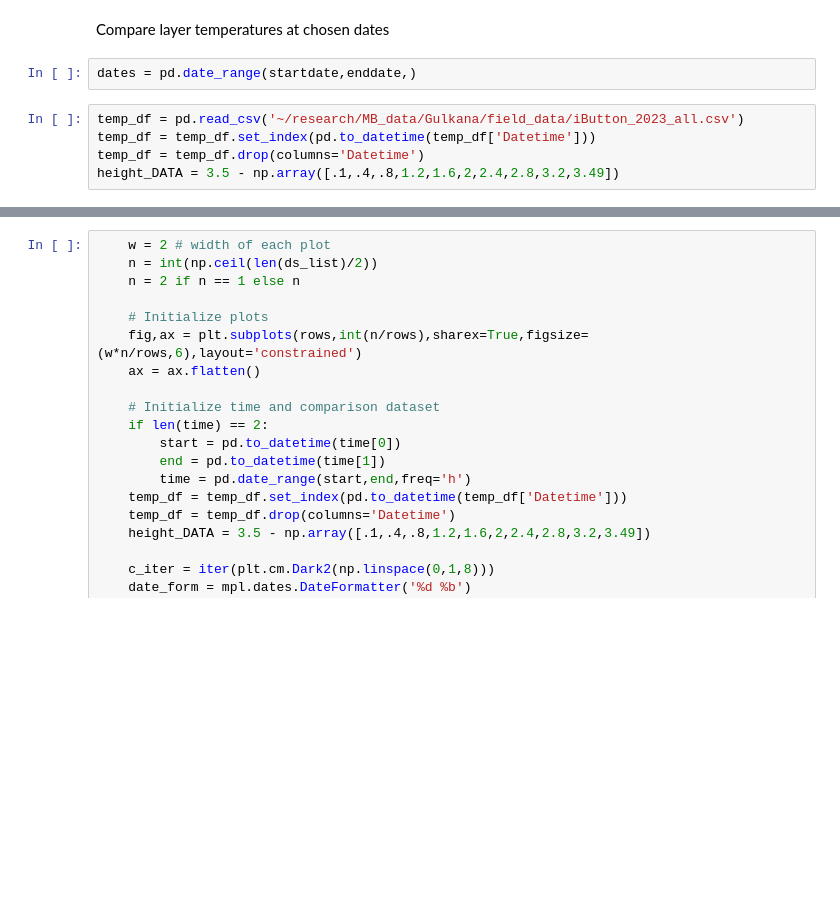
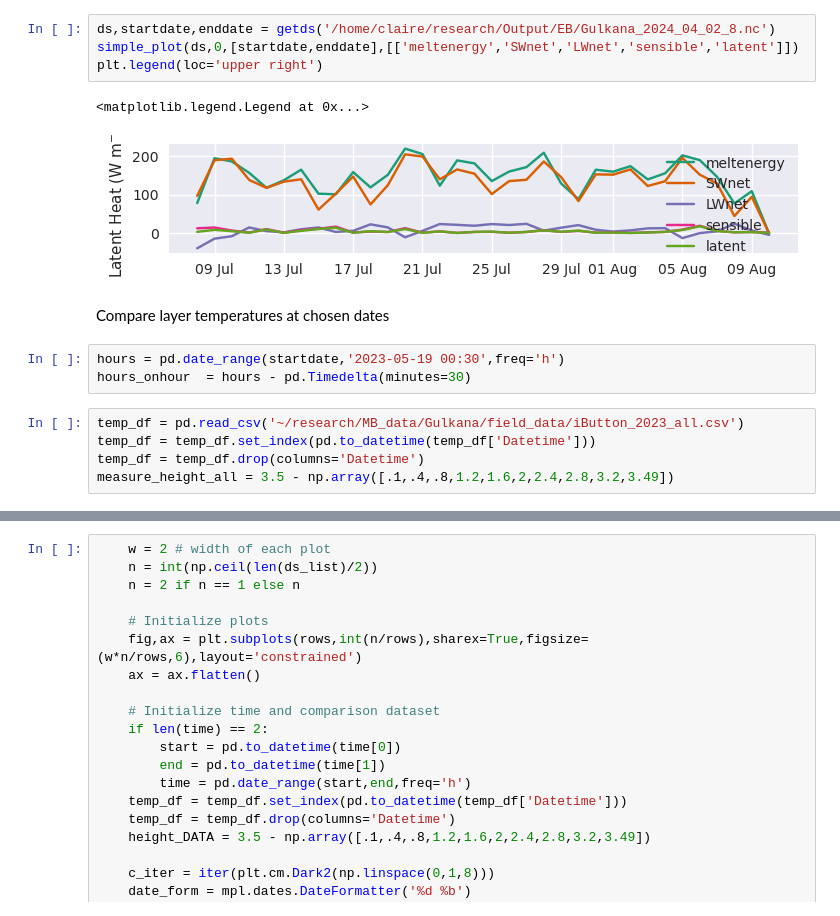
Before and after one commit to drounce/PyGEM, a Jupyter notebook: pygem_eb/processing/calibration_plot.ipynb, the cells around one changed output, grey strips where cells are left out. Cells and saved outputs as stored; diff of their text form; blank space fills up the shorter version.

```diff
--- a/pygem_eb/processing/calibration_plot.ipynb
+++ b/pygem_eb/processing/calibration_plot.ipynb
@@ -16,9 +88,17 @@ for i in range(0,16):
+# %%
+ds,startdate,enddate = getds('/home/claire/research/Output/EB/Gulkana_2024_04_02_8.nc')
+simple_plot(ds,0,[startdate,enddate],[['meltenergy','SWnet','LWnet','sensible','latent']])
+plt.legend(loc='upper right')
+# %% [output]
+<matplotlib.legend.Legend at 0x...>
+[figure, added]
 # %% [markdown]
 Compare layer temperatures at chosen dates
-# %%
-dates = pd.date_range(startdate,enddate,)
+# %%
+hours = pd.date_range(startdate,'2023-05-19 00:30',freq='h')
+hours_onhour  = hours - pd.Timedelta(minutes=30)
 # %%
 temp_df = pd.read_csv('~/research/MB_data/Gulkana/field_data/iButton_2023_all.csv')
 temp_df = temp_df.set_index(pd.to_datetime(temp_df['Datetime']))
 temp_df = temp_df.drop(columns='Datetime')
-height_DATA = 3.5 - np.array([.1,.4,.8,1.2,1.6,2,2.4,2.8,3.2,3.49])
+measure_height_all = 3.5 - np.array([.1,.4,.8,1.2,1.6,2,2.4,2.8,3.2,3.49])
```
Also changed, not shown: parts of 14 cells of this notebook.
